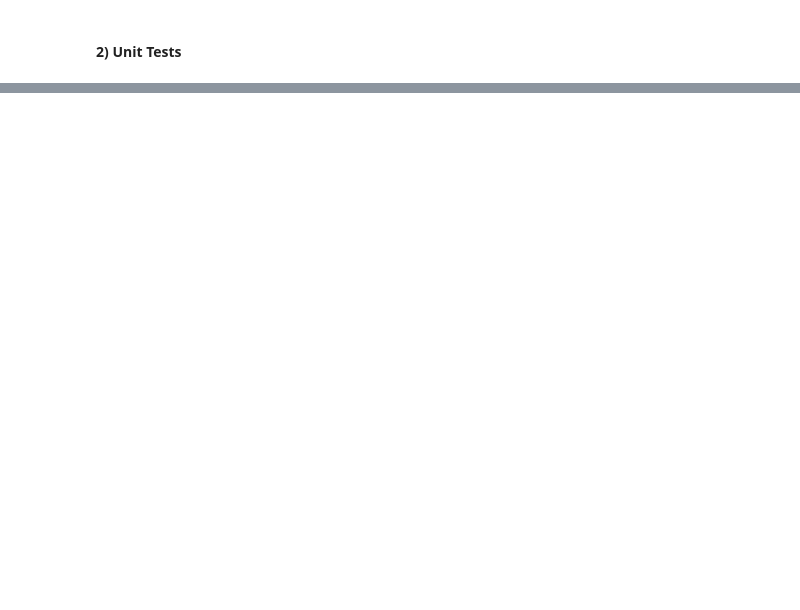
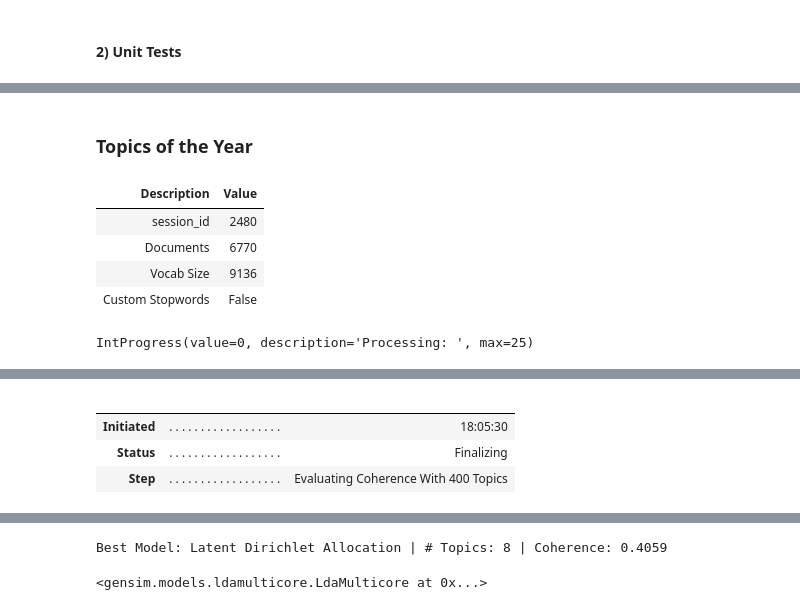
Before and after one commit to JohnnyFoulds/dsm020-2021-oct, a Jupyter notebook: coursework_02/cw.ipynb, the cells around one changed output, grey strips where cells are left out. Cells and saved outputs as stored; diff of their text form; code cells hidden in the pictures; blank space fills up the shorter version.

```diff
--- a/coursework_02/cw.ipynb
+++ b/coursework_02/cw.ipynb
@@ -739,3 +751,5 @@ Ran 1 test in 36.275s
 
 OK
 <unittest.main.TestProgram at 0x...>
+# %% [markdown]
+### Topics of the Year
@@ -741,0 +764,16 @@ OK
+# %%
+# create a sample dataset for testing
+df_train = df_complaints_balance.sample(frac=.3, random_state=random_seed)
+
+# create the topic modeler and perform the pre-processing steps
+topic_modeler = TopicModeling(df_train, random_seed)
+topic_modeler.setup(target='review_content_clean', custom_stopwords=None, verbose=True)
+topic_modeler.create_tuned_model(model='lda', verbose=True)
+#topic_modeler.create_tuned_model(model='lda', num_topics=8, verbose=True)
+# %% [output]
+| Description | Value |
+| session_id | 2480 |
+| Documents | 6770 |
+| Vocab Size | 9136 |
+| Custom Stopwords | False |
+IntProgress(value=0, description='Processing: ', max=25)
@@ -741,0 +781,5 @@ OK
+|  |  |  |
+|  |  |  |
+| Initiated | . . . . . . . . . . . . . . . . . . | 18:05:30 |
+| Status | . . . . . . . . . . . . . . . . . . | Finalizing |
+| Step | . . . . . . . . . . . . . . . . . . | Evaluating Coherence With 400 Topics |
@@ -741,0 +787,2 @@ OK
+Best Model: Latent Dirichlet Allocation | # Topics: 8 | Coherence: 0.4059
+<gensim.models.ldamulticore.LdaMulticore at 0x...>
```
Also changed, not shown: parts of 38 cells of this notebook, 3 other files.
